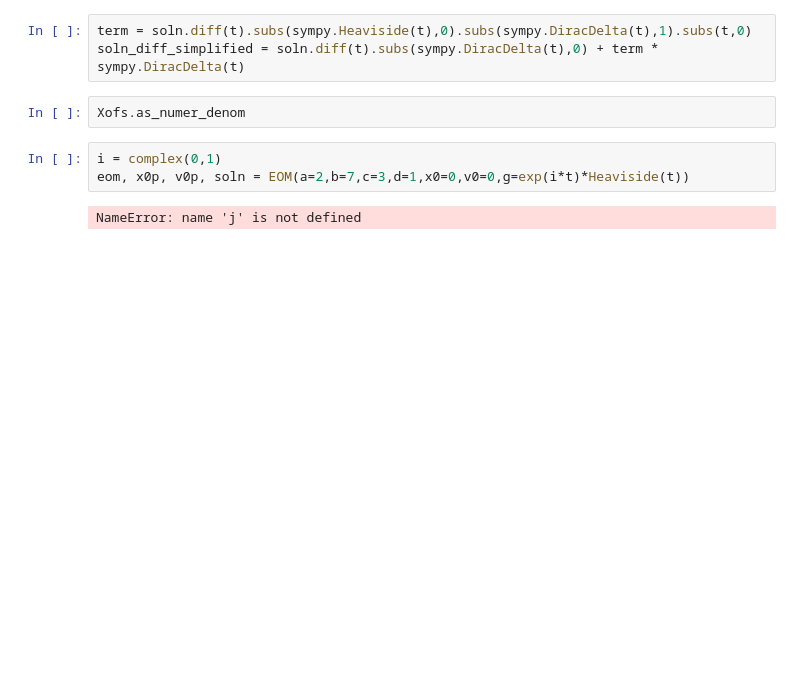
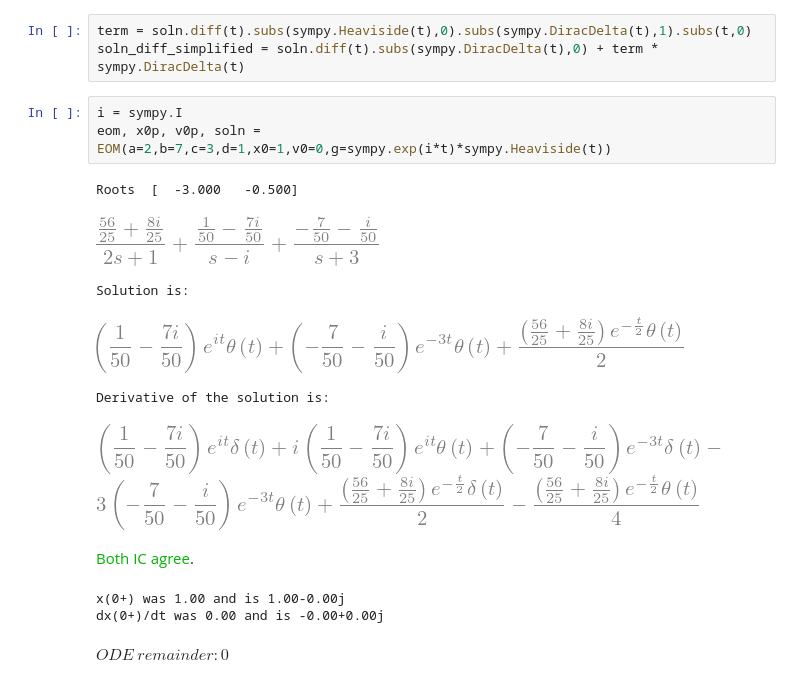
Before and after one commit to mit-acl/Signals_and_Systems, a Jupyter notebook: notebooks/16_002_Topics10_higher_order.ipynb, the cells around one changed output. Cells and saved outputs as stored; diff of their text form; blank space fills up the shorter version.

```diff
--- a/notebooks/16_002_Topics10_higher_order.ipynb
+++ b/notebooks/16_002_Topics10_higher_order.ipynb
@@ -526,13 +533,20 @@ dx(0+)/dt was -0.19615 and is -0.19615
 # %%
 term = soln.diff(t).subs(sympy.Heaviside(t),0).subs(sympy.DiracDelta(t),1).subs(t,0)
 soln_diff_simplified = soln.diff(t).subs(sympy.DiracDelta(t),0) + term * sympy.DiracDelta(t)
-# %%
-Xofs.as_numer_denom
 # %%
-i = complex(0,1)
-eom, x0p, v0p, soln = EOM(a=2,b=7,c=3,d=1,x0=0,v0=0,g=exp(i*t)*Heaviside(t))
+i = sympy.I
+eom, x0p, v0p, soln = EOM(a=2,b=7,c=3,d=1,x0=1,v0=0,g=sympy.exp(i*t)*sympy.Heaviside(t))
 # %% [output]
-NameError: name 'j' is not defined
+Roots  [  -3.000   -0.500]
+[figure, added]
+Solution is:
+[figure, added]
+Derivative of the solution is:
+[figure, added]
+<span style="color: #00b300">Both IC agree</span>.
+x(0+) was 1.00 and is 1.00-0.00j
+dx(0+)/dt was 0.00 and is -0.00+0.00j
+$\displaystyle ODE~remainder: 0$
 # %%
 eom
 # %% [output]
```
Also changed, not shown: parts of 7 cells of this notebook.
